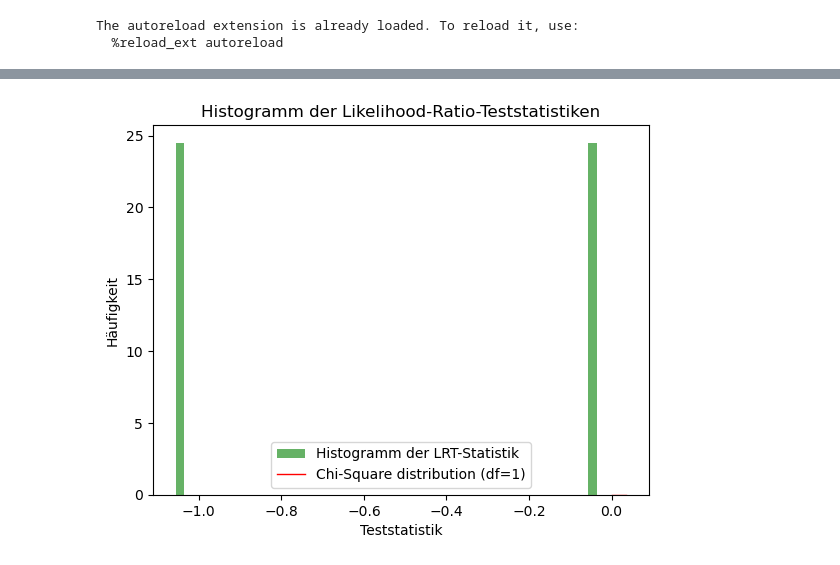
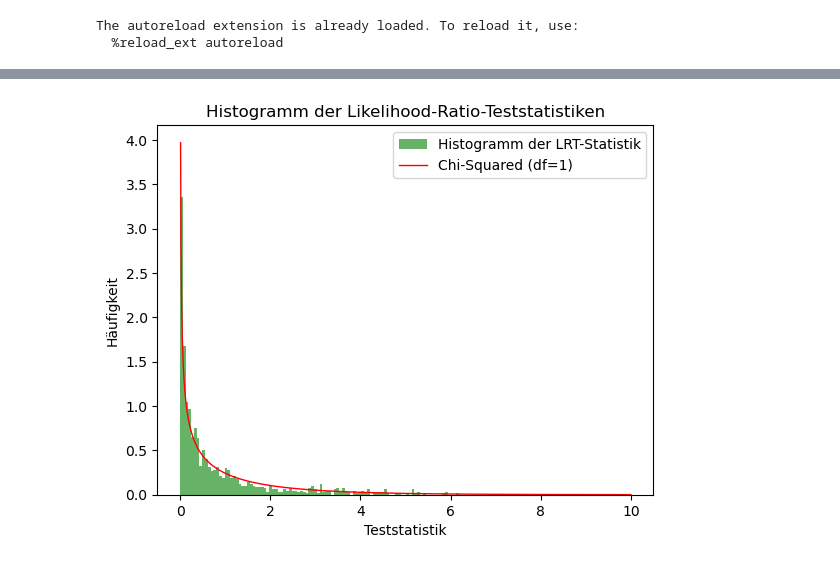
Before and after one commit to el-pato01/BA2024, a Jupyter notebook: Code/LRT_VAE_MM/VAE_.MM_2ndOrderoptim.ipynb, the cells around one changed output, grey strips where cells are left out. Drawn from its saved outputs; the diff is of its cells as text; code cells hidden in the pictures.

```diff
--- a/Code/LRT_VAE_MM/VAE_.MM_2ndOrderoptim.ipynb
+++ b/Code/LRT_VAE_MM/VAE_.MM_2ndOrderoptim.ipynb
@@ -363,26 +374,33 @@ Epoch: 1
 # %%
+data = np.load('hist_likelihood_vae.npy')
+
+hist_vals = []
+
+for val in data:
+    hist_vals.append(-val)
+
 # plot the histogr<am of the LRT-statistic
-plt.hist(lrt_results, bins=50, density=True, alpha=0.6, color='g', label='Histogramm der LRT-Statistik')
+plt.hist(hist_vals, bins=100, density=True, alpha=0.6, color='g', label='Histogramm der LRT-Statistik')
 
 # Chi-Quadrat-Verteilung mit zwei Freiheitsgraden plotten (für Vergleich)
-x = np.linspace(0, max(lrt_results), 100)
-plt.plot(-x, chi2.pdf(x, 1), 'r-', lw=1, label='Chi-Square distribution (df=1)')
+x = np.linspace(0, 10, 1000)
+plt.plot(x, chi2.pdf(x, df=1), 'r-', lw=1, label='Chi-Squared (df=1)')
 
 
 # Beschriftungen hinzufügen
 plt.title('Histogramm der Likelihood-Ratio-Teststatistiken')
 plt.xlabel('Teststatistik')
 plt.ylabel('Häufigkeit')
 plt.legend()
 
 # Save the histogram in the current directory
 histogram_path = os.path.join(os.getcwd(), 'hist_nML_in_lossfkt.png')
 plt.savefig(histogram_path)
 
 # Histogramm anzeigen
 plt.show()
 # %% [output]
-[figure, old version]
+[figure, new version]
 # %%
 #train_vae(300, 60,X_list, Z_list, encoder, decoder, var_param, optimizer_vae, alpha=1, gamma=1, delta=1, eta=1)
 # get the model prediction:
```
Also changed, not shown: parts of 1 cell of this notebook, 16 other files.
